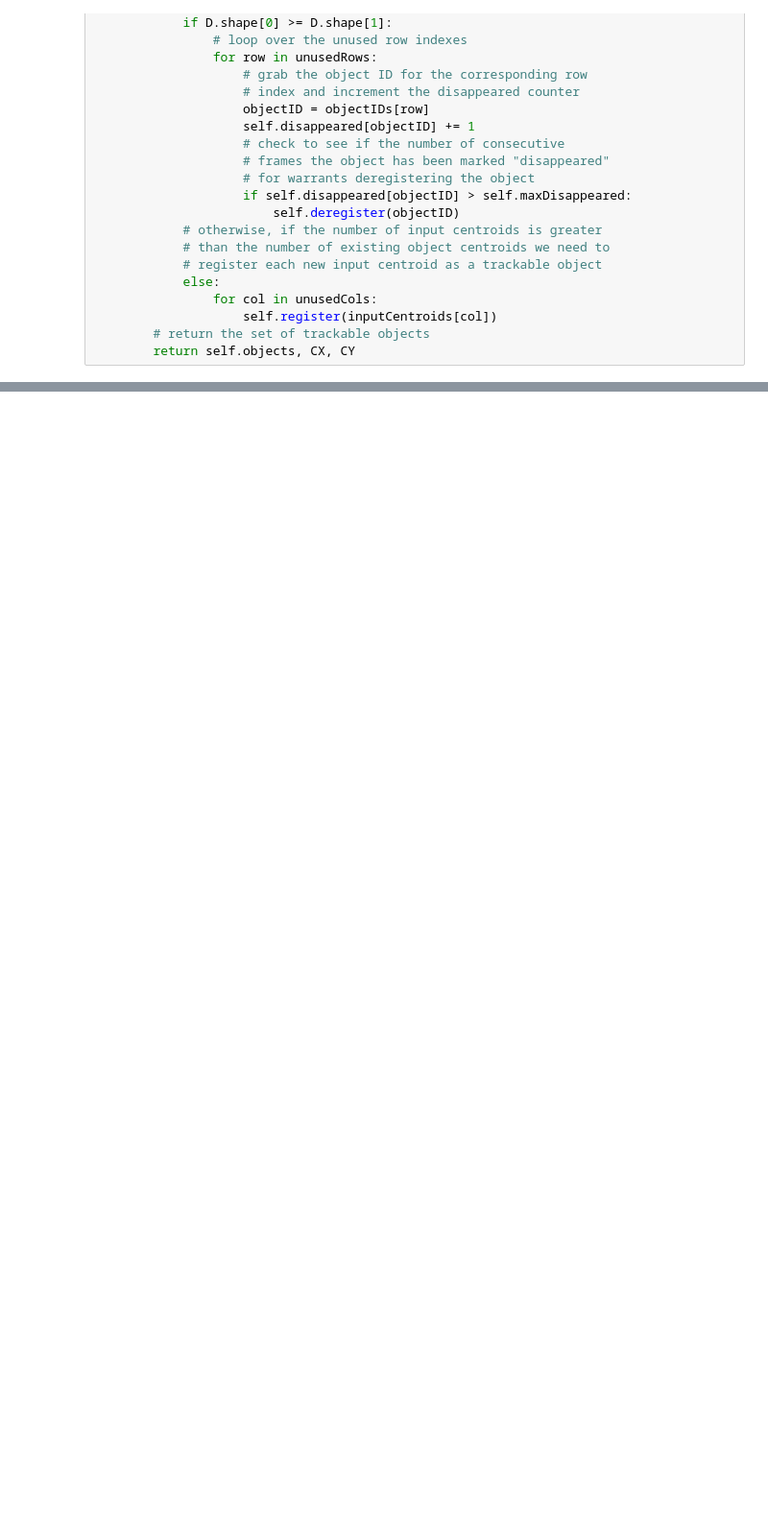
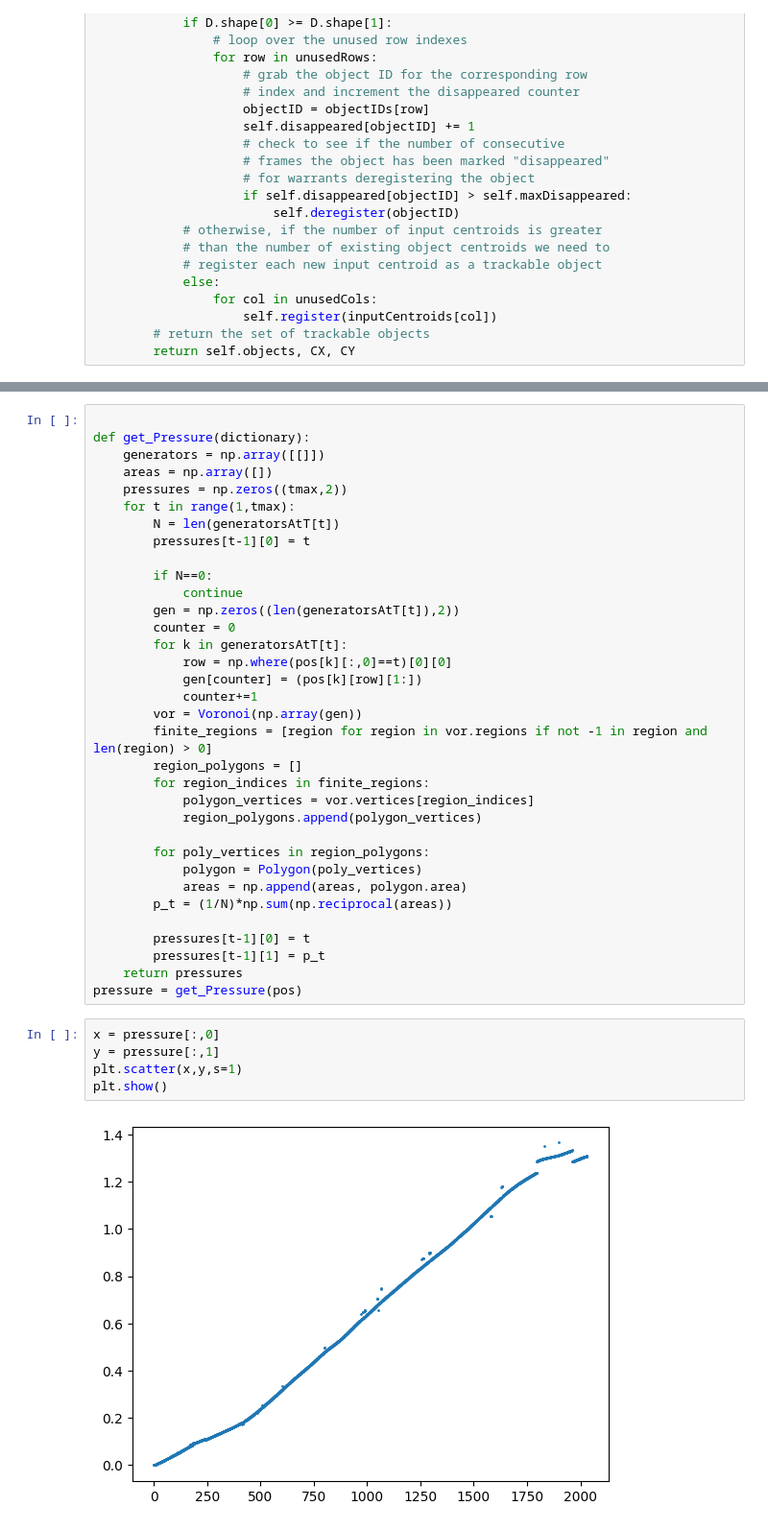
Before and after one commit to parkersherry/VTP-shepherding, a Jupyter notebook: Video Processing.ipynb, the cells around one changed output, grey strips where cells are left out. Shown at 96% size. Drawn from its saved outputs; the diff is of its cells as text; blank space fills up the shorter version.

```diff
--- a/Video Processing.ipynb
+++ b/Video Processing.ipynb
@@ -369,0 +416,41 @@ numGuys,pos = init_video("DroneVidsLamontFarm/13-02-clip8 (1).MP4", 100)
+# %%
+
+def get_Pressure(dictionary):
+    generators = np.array([[]])
+    areas = np.array([])
+    pressures = np.zeros((tmax,2))
+    for t in range(1,tmax):
+        N = len(generatorsAtT[t])
+        pressures[t-1][0] = t
+
+        if N==0:
+            continue
+        gen = np.zeros((len(generatorsAtT[t]),2))
+        counter = 0
+        for k in generatorsAtT[t]:
+            row = np.where(pos[k][:,0]==t)[0][0]
+            gen[counter] = (pos[k][row][1:])
+            counter+=1
+        vor = Voronoi(np.array(gen))
+        finite_regions = [region for region in vor.regions if not -1 in region and len(region) > 0]
+        region_polygons = []
+        for region_indices in finite_regions:
+            polygon_vertices = vor.vertices[region_indices]
+            region_polygons.append(polygon_vertices)
+
+        for poly_vertices in region_polygons:
+            polygon = Polygon(poly_vertices)
+            areas = np.append(areas, polygon.area)
+        p_t = (1/N)*np.sum(np.reciprocal(areas))
+
+        pressures[t-1][0] = t
+        pressures[t-1][1] = p_t
+    return pressures
+pressure = get_Pressure(pos)
+# %%
+x = pressure[:,0]
+y = pressure[:,1]
+plt.scatter(x,y,s=1)
+plt.show()
+# %% [output]
+[figure, added]
```
Also changed, not shown: parts of 9 cells of this notebook.
